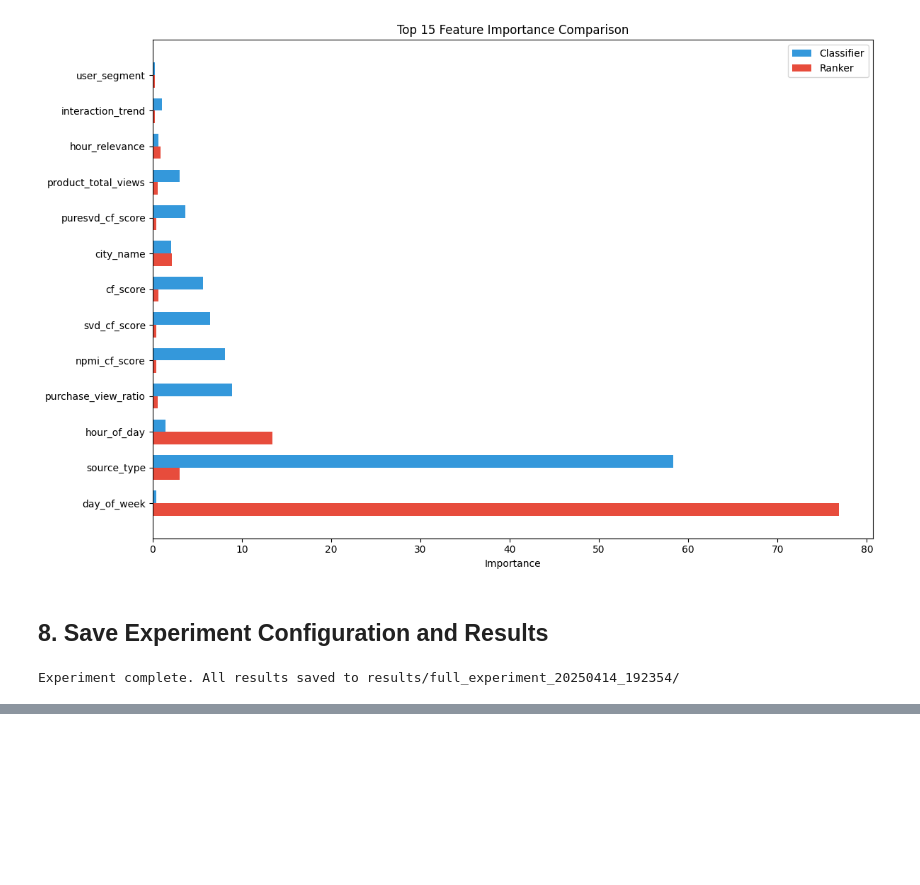
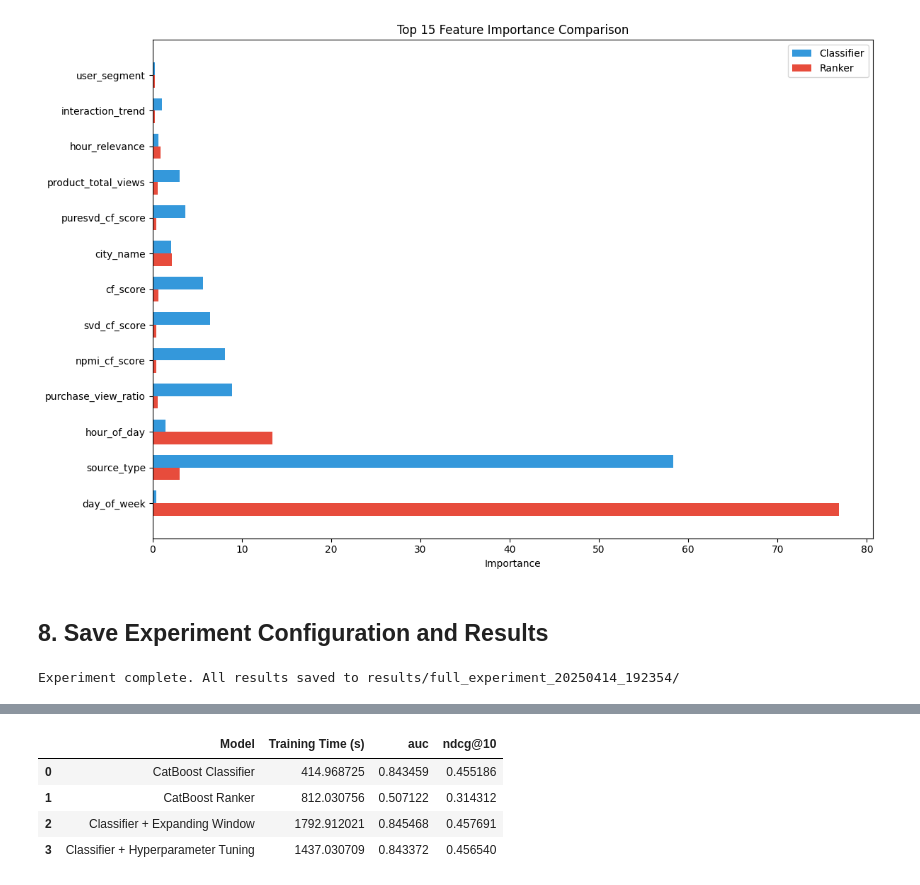
Before and after one commit to almayor/lavka-rs-contest, a Jupyter notebook: full_experiment.ipynb, the cells around one changed output, grey strips where cells are left out. Cells and saved outputs as stored; diff of their text form; code cells hidden in the pictures; blank space fills up the shorter version.

```diff
--- a/full_experiment.ipynb
+++ b/full_experiment.ipynb
@@ -497,0 +560,8 @@ Experiment complete. All results saved to results/full_experiment_20250414_19235
+# %%
+metrics_df.loc[2] = [
+    'Classifier + Expanding Window',
+    expanding_time,
+    expanding_metrics.get('auc', float('nan')),
+    expanding_metrics.get('ndcg@10', float('nan')),
+]
+display(metrics_df)
@@ -497,0 +769,15 @@ Experiment complete. All results saved to results/full_experiment_20250414_19235
+# %%
+metrics_df.loc[3] = [
+    'Classifier + Hyperparameter Tuning',
+    tuning_time,
+    tuning_results['metrics'].get('auc', float('nan')),
+    tuning_results['metrics'].get('ndcg@10', float('nan')),
+]
+
+display(metrics_df)
+# %% [output]
+|  | Model | Training Time (s) | auc | ndcg@10 |
+| 0 | CatBoost Classifier | 414.968725 | 0.843459 | 0.455186 |
+| 1 | CatBoost Ranker | 812.030756 | 0.507122 | 0.314312 |
+| 2 | Classifier + Expanding Window | 1792.912021 | 0.845468 | 0.457691 |
+| 3 | Classifier + Hyperparameter Tuning | 1437.030709 | 0.843372 | 0.456540 |
```
Also changed, not shown: parts of 12 cells of this notebook, 6 other files.
